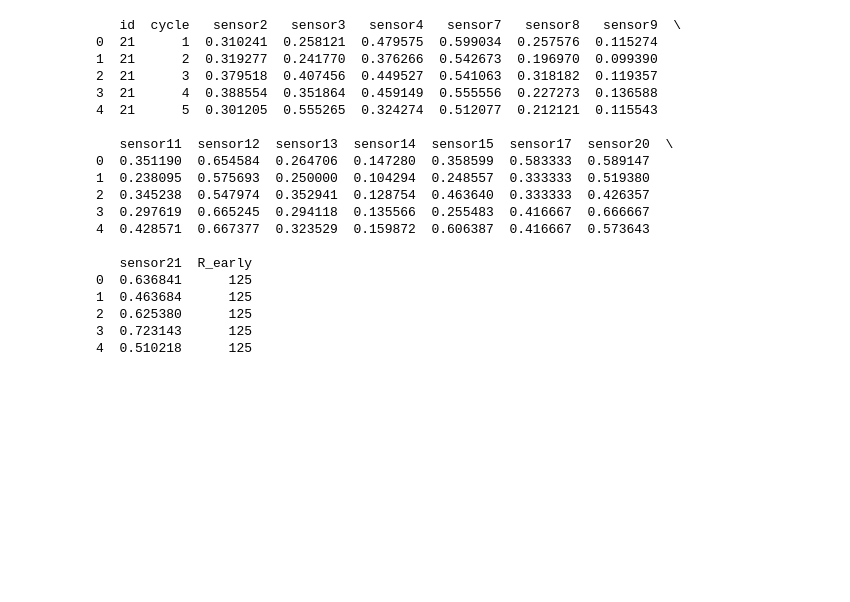
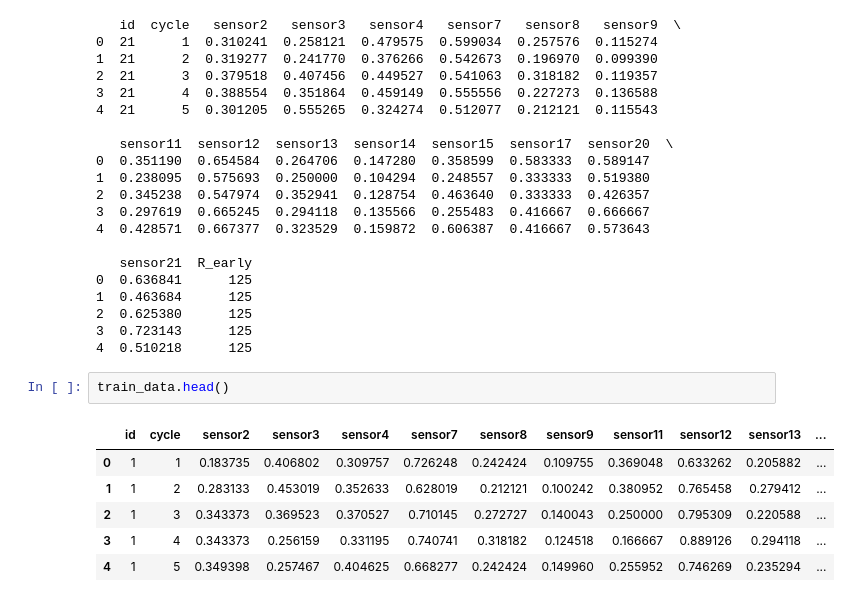
Before and after one commit to Saifullah785/Predictive_Maintenance_ML_Projects, a Jupyter notebook: Project_03_Engine_Life_Prediction/Project_03_Engine_Life_Prediction.ipynb, the cells around one changed output. Saved outputs shown, nothing was run; the diff lists cells and outputs as text; blank space fills up the shorter version.

```diff
--- a/Project_03_Engine_Life_Prediction/Project_03_Engine_Life_Prediction.ipynb
+++ b/Project_03_Engine_Life_Prediction/Project_03_Engine_Life_Prediction.ipynb
@@ -105,3 +105,12 @@ print(test_data.head())
 2  0.625380      125
 3  0.723143      125
 4  0.510218      125
+# %%
+train_data.head()
+# %% [output]
+|  | id | cycle | sensor2 | sensor3 | sensor4 | sensor7 | sensor8 | sensor9 | sensor11 | sensor12 | sensor13 | ... |
+| 0 | 1 | 1 | 0.183735 | 0.406802 | 0.309757 | 0.726248 | 0.242424 | 0.109755 | 0.369048 | 0.633262 | 0.205882 | ... |
+| 1 | 1 | 2 | 0.283133 | 0.453019 | 0.352633 | 0.628019 | 0.212121 | 0.100242 | 0.380952 | 0.765458 | 0.279412 | ... |
+| 2 | 1 | 3 | 0.343373 | 0.369523 | 0.370527 | 0.710145 | 0.272727 | 0.140043 | 0.250000 | 0.795309 | 0.220588 | ... |
+| 3 | 1 | 4 | 0.343373 | 0.256159 | 0.331195 | 0.740741 | 0.318182 | 0.124518 | 0.166667 | 0.889126 | 0.294118 | ... |
+| 4 | 1 | 5 | 0.349398 | 0.257467 | 0.404625 | 0.668277 | 0.242424 | 0.149960 | 0.255952 | 0.746269 | 0.235294 | ... |
```
Also changed, not shown: parts of 1 cell of this notebook.
